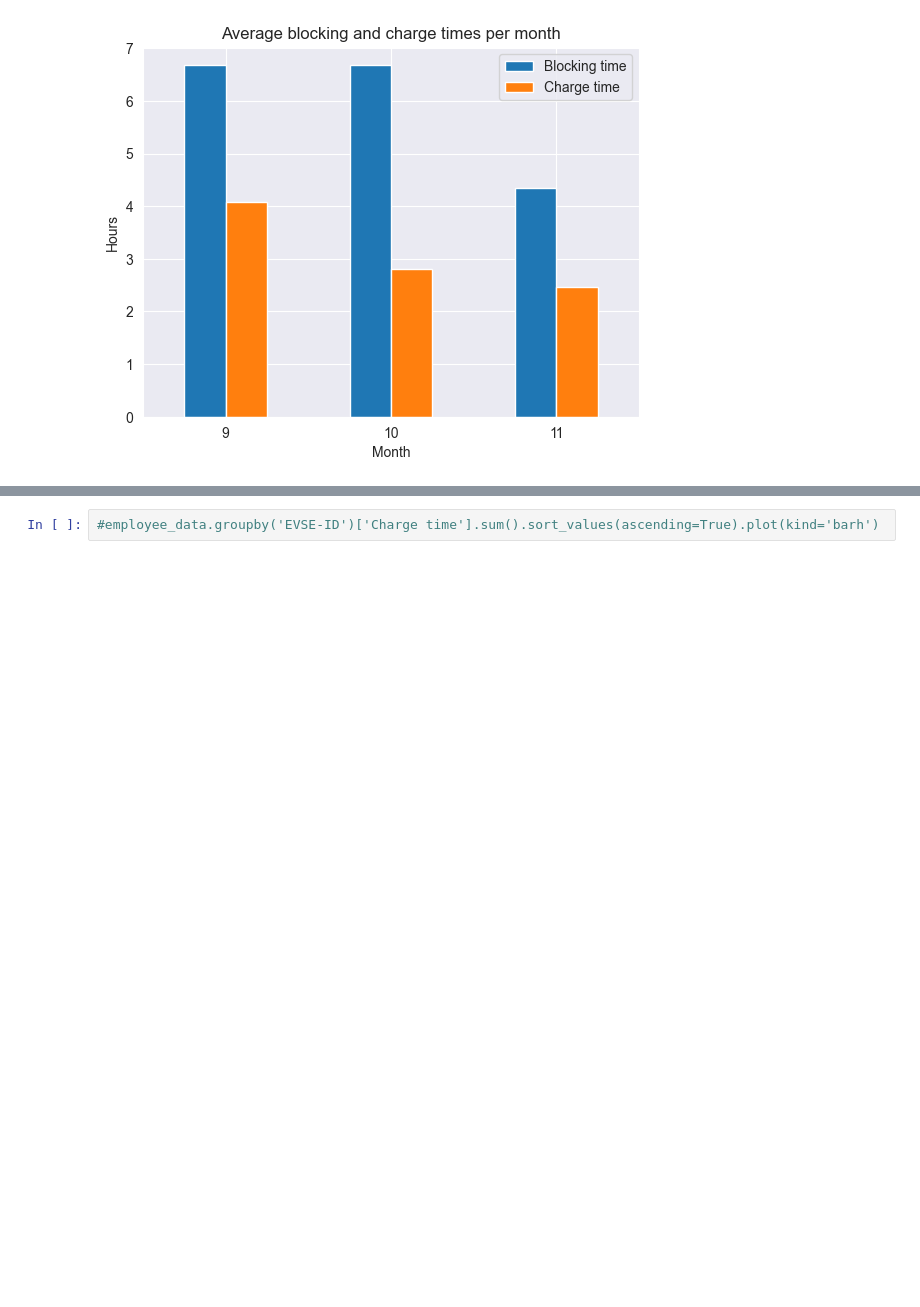
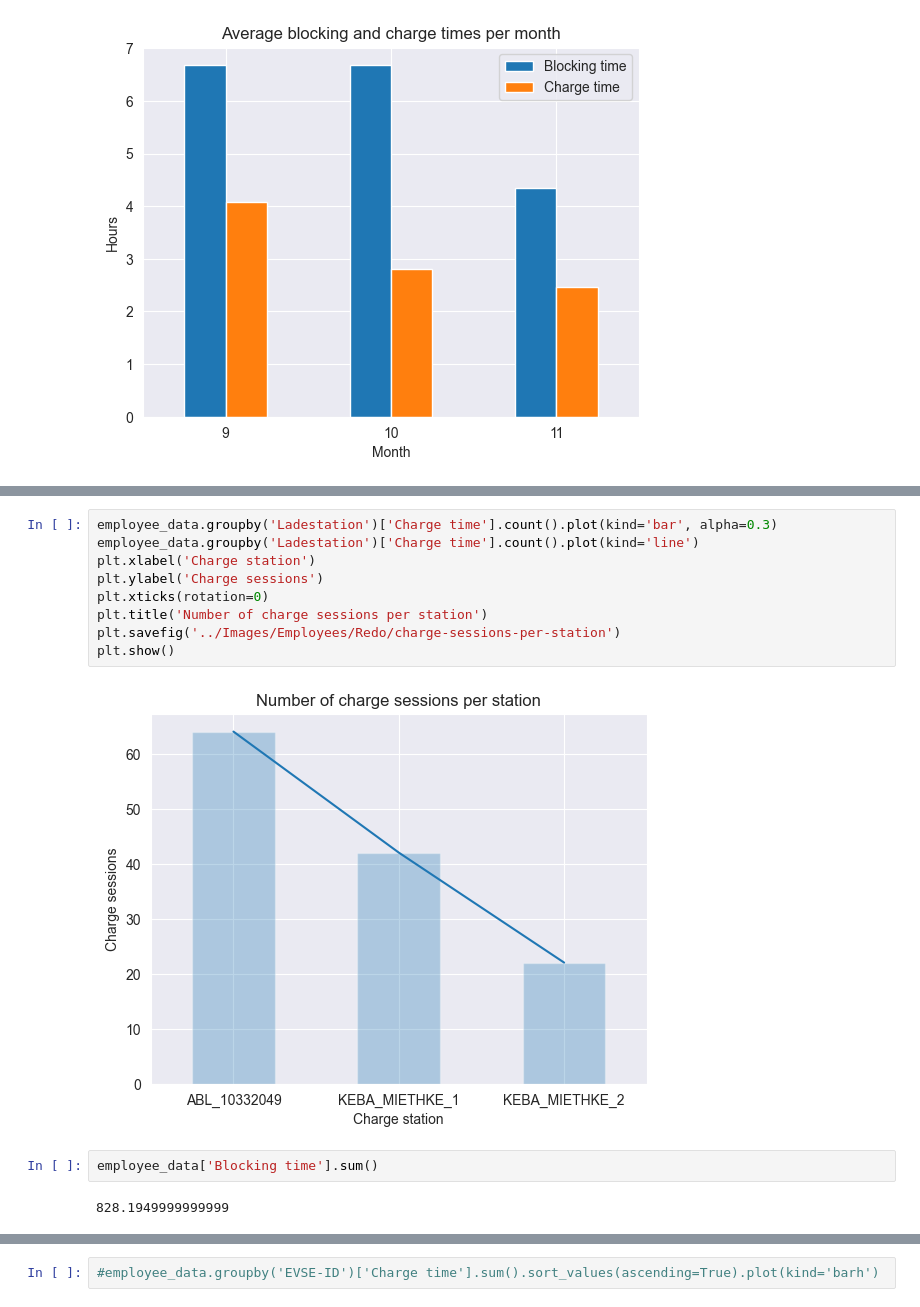
Before and after one commit to Omotayewo/EV-charging-analysis, a Jupyter notebook: Notebooks/Analysis of Electric Vehicle Charging Transactions (Employees).ipynb, the cells around one changed output, grey strips where cells are left out. Cells and saved outputs as stored; diff of their text form; blank space fills up the shorter version.

Commit message:
New image

```diff
--- a/Notebooks/Analysis of Electric Vehicle Charging Transactions (Employees).ipynb
+++ b/Notebooks/Analysis of Electric Vehicle Charging Transactions (Employees).ipynb
@@ -446,0 +433,15 @@ employee_data['Blocking time'].sum()
+# %%
+employee_data.groupby('Ladestation')['Charge time'].count().plot(kind='bar', alpha=0.3)
+employee_data.groupby('Ladestation')['Charge time'].count().plot(kind='line')
+plt.xlabel('Charge station')
+plt.ylabel('Charge sessions')
+plt.xticks(rotation=0)
+plt.title('Number of charge sessions per station')
+plt.savefig('../Images/Employees/Redo/charge-sessions-per-station')
+plt.show()
+# %% [output]
+[figure, added]
+# %%
+employee_data['Blocking time'].sum()
+# %% [output]
+828.1949999999999
```
Also changed, not shown: parts of 42 cells of this notebook, 2 other files.
